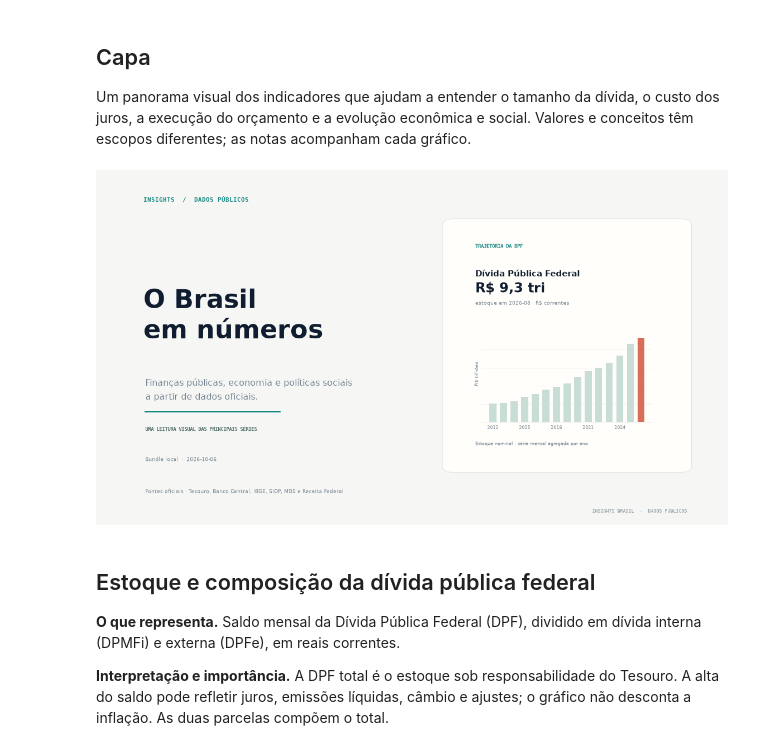
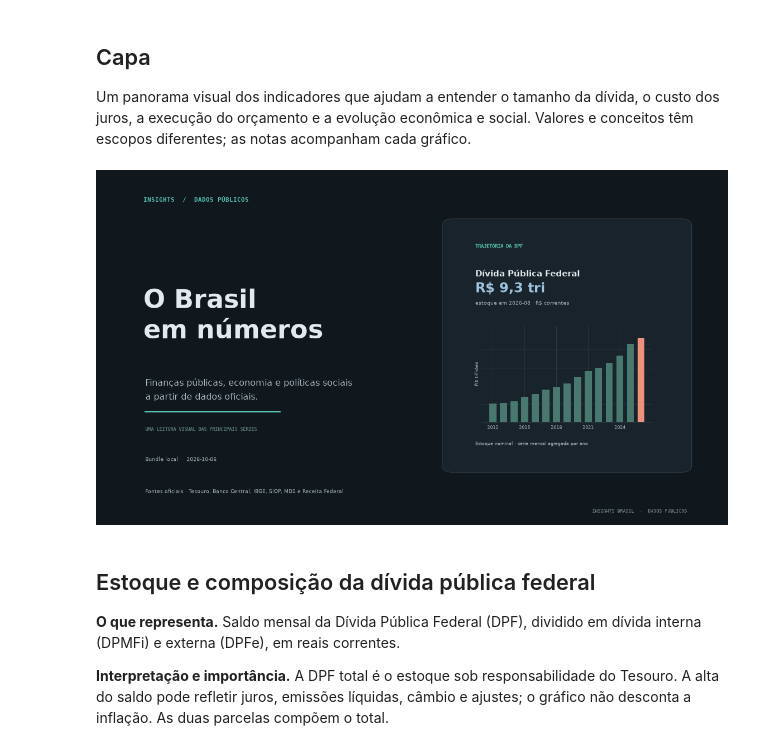
Before and after one commit to certainlyWrong/insights, a Jupyter notebook: notebooks/estudo_graficos_politicas_publicas.ipynb, the cells around one changed output. Drawn from its saved outputs; the diff is of its cells as text; code cells hidden in the pictures.

```diff
--- a/notebooks/estudo_graficos_politicas_publicas.ipynb
+++ b/notebooks/estudo_graficos_politicas_publicas.ipynb
@@ -32,14 +32,15 @@ with gzip.open(ROOT / "web/src/assets/data/dashboard.json.gz", "rt", encoding="u
 
 OUT = ROOT / "artifacts/apresentacao_insights_brasil.pdf"
 OUT.parent.mkdir(parents=True, exist_ok=True)
-BG, PAPER, NAVY = "#f6f7f4", "#fffefa", "#101d30"
-INK, MUTED, GRID = "#203247", "#778694", "#e9eeea"
-TEAL, CORAL, GOLD = "#188984", "#d76e58", "#c89c46"
-BLUE, SLATE, GREEN = "#547a98", "#758694", "#5f8f77"
+BG, PAPER, NAVY = "#10171d", "#18232b", "#9fc4df"
+INK, MUTED, GRID = "#e2eaee", "#a7b4bb", "#2a3741"
+TEAL, CORAL, GOLD = "#58c2b0", "#ef927d", "#e5bd68"
+BLUE, SLATE, GREEN = "#9fc4df", "#aab8c1", "#8bc6a5"
 COLORS = [NAVY, TEAL, CORAL, GOLD, BLUE, GREEN, SLATE]
 plt.rcParams.update({"font.family":"DejaVu Sans", "font.size":9, "text.color":INK,
     "axes.labelcolor":MUTED, "xtick.color":MUTED, "ytick.color":MUTED,
-    "axes.edgecolor":"#dfe5e1", "axes.linewidth":.7, "figure.facecolor":BG,
+    "axes.edgecolor":"#3b4a55", "axes.linewidth":.7, "axes.facecolor":PAPER,
+    "axes.grid":True, "grid.color":GRID, "grid.linewidth":.8, "figure.facecolor":BG,
     "savefig.facecolor":BG})
 PDF = PdfPages(OUT, metadata={"Title":"Brasil em dados — Insights Brasil",
     "Author":"Insights Brasil", "Subject":"Gráficos de dados públicos oficiais"})
@@ -51,7 +52,7 @@ def pct(value, digits=1): return br(value, digits) + "%"
 def tri(bilhoes): return "R$ " + br(bilhoes/1000) + " tri"
 def axis_style(ax, percent=False):
     ax.set_facecolor(PAPER); ax.grid(axis="y", color=GRID, linewidth=.8); ax.set_axisbelow(True)
-    ax.spines[["top","right","left"]].set_visible(False); ax.spines["bottom"].set_color("#dfe5e1")
+    ax.spines[["top","right","left"]].set_visible(False); ax.spines["bottom"].set_color("#3b4a55")
     ax.tick_params(axis="both", labelsize=8, length=0, pad=6)
     if percent: ax.axhline(0, color="#aebbb8", lw=.8, zorder=0)
 def make_page(section, title, what, reading, source, period, chart_top=.61):
@@ -59,13 +60,14 @@ def make_page(section, title, what, reading, source, period, chart_top=.61):
     PAGE += 1
     fig=plt.figure(figsize=(13.333,7.5), facecolor=BG)
     fig.text(.065,.94,section.upper(),color=TEAL,fontsize=8,weight="bold",family="DejaVu Sans Mono",va="top")
-    fig.text(.065,.895,title,color=NAVY,fontsize=22,weight="bold",va="top")
+    fig.text(.065,.895,title,color=INK,fontsize=22,weight="bold",va="top")
     fig.text(.065,.825,"O QUE MOSTRA",color=TEAL,fontsize=7,weight="bold",family="DejaVu Sans Mono",va="top")
     fig.text(.17,.825,what,color=INK,fontsize=8.4,va="top",wrap=True)
     fig.text(.065,.755,"COMO LER",color=CORAL,fontsize=7,weight="bold",family="DejaVu Sans Mono",va="top")
     fig.text(.17,.755,reading,color=INK,fontsize=8.4,va="top",wrap=True)
-    fig.add_artist(plt.Line2D([.065,.935],[.70,.70],transform=fig.transFigure,color="#e1e7e2",lw=.8))
+    fig.add_artist(plt.Line2D([.065,.935],[.70,.70],transform=fig.transFigure,color="#2a3741",lw=.8))
     ax=fig.add_axes([.085,.19,.83,.47 if chart_top <= .62 else .51])
+    ax.set_facecolor(PAPER)
     fig.text(.065,.095,source,color=MUTED,fontsize=7.2,va="bottom")
     fig.text(.065,.067,"PERÍODO  ·  "+str(period),color=MUTED,fontsize=7,family="DejaVu Sans Mono",va="bottom")
     fig.text(.935,.035,f"INSIGHTS BRASIL  ·  {PAGE:02d}",color="#829098",fontsize=7,family="DejaVu Sans Mono",ha="right")
@@ -95,7 +97,7 @@ Um panorama visual dos indicadores que ajudam a entender o tamanho da dívida, o
 # %%
 fig=plt.figure(figsize=(13.333,7.5),facecolor=BG)
 fig.text(.075,.91,"INSIGHTS  /  DADOS PÚBLICOS",color=TEAL,fontsize=9,family="DejaVu Sans Mono",weight="bold")
-fig.text(.075,.68,"O Brasil\nem números",color=NAVY,fontsize=39,weight="bold",linespacing=1.16,va="top")
+fig.text(.075,.68,"O Brasil\nem números",color=INK,fontsize=39,weight="bold",linespacing=1.16,va="top")
 fig.text(.078,.42,"Finanças públicas, economia e políticas sociais\na partir de dados oficiais.",color=MUTED,fontsize=13.5,linespacing=1.6,va="top")
 fig.add_artist(plt.Line2D([.078,.29],[.32,.32],color=TEAL,lw=2.5))
 fig.text(.078,.265,"UMA LEITURA VISUAL DAS PRINCIPAIS SÉRIES",color="#54716e",fontsize=8,family="DejaVu Sans Mono",weight="bold")
@@ -105,40 +107,40 @@ fig.text(.078,.09,"Fontes oficiais · Tesouro, Banco Central, IBGE, SIOP, MDS e
 # Card de dados com uma amostra real da série de estoque da DPF.
 from matplotlib.patches import FancyBboxPatch
 panel=FancyBboxPatch((.56,.16),.37,.69,transform=fig.transFigure,
-    boxstyle="round,pad=.012,rounding_size=.018",facecolor=PAPER,edgecolor="#e2e8e3",linewidth=1)
+    boxstyle="round,pad=.012,rounding_size=.018",facecolor=PAPER,edgecolor="#2e3b44",linewidth=1)
 panel.set_zorder(0)
 fig.add_artist(panel)
 fig.text(.60,.78,"TRAJETÓRIA DA DPF",color=TEAL,fontsize=8,weight="bold",family="DejaVu Sans Mono")
 monthly=D["debt"]["monthly"]
 latest=monthly[-1]
-fig.text(.60,.70,"Dívida Pública Federal",color=NAVY,fontsize=13,weight="bold")
+fig.text(.60,.70,"Dívida Pública Federal",color=INK,fontsize=13,weight="bold")
 fig.text(.60,.655,tri(latest["dpf_bilhoes"]),color=NAVY,fontsize=20,weight="bold")
 fig.text(.60,.62,"estoque em "+latest["data"][:7]+" · R$ correntes",color=MUTED,fontsize=8)
 annual={}
 for row in monthly:
     annual[row["data"][:4]]=row
 plotrows=[r for r in annual.values() if int(r["data"][:4])>=2012]
 ax=fig.add_axes([.61,.29,.27,.27])
 ax.set_zorder(1)
 ax.set_facecolor(PAPER)
 years=[int(r["data"][:4]) for r in plotrows]
 values=[r["dpf_bilhoes"]/1000 for r in plotrows]
-colors=["#c8ddd5"]*(len(values)-1)+[CORAL]
+colors=["#47796f"]*(len(values)-1)+[CORAL]
 ax.bar(years,values,color=colors,width=.66,zorder=3)
 ax.set_ylim(0,max(values)*1.14)
-ax.grid(axis="y",color="#edf0ec",linewidth=.7);ax.set_axisbelow(True)
-ax.spines[["top","right","left"]].set_visible(False);ax.spines["bottom"].set_color("#e2e8e3")
+ax.grid(axis="y",color="#2a3741",linewidth=.7);ax.set_axisbelow(True)
+ax.spines[["top","right","left"]].set_visible(False);ax.spines["bottom"].set_color("#3b4a55")
 ax.tick_params(axis="y",left=False,labelleft=False);ax.tick_params(axis="x",length=0,pad=5,labelsize=7,colors=MUTED)
 step=max(1,len(years)//5);ax.set_xticks(years[::step])
 ax.set_ylabel("R$ trilhões",fontsize=7,color=MUTED,labelpad=4)
 fig.text(.60,.225,"Estoque nominal · série mensal agregada por ano",color=MUTED,fontsize=7)
 fig.text(.935,.035,"INSIGHTS BRASIL  ·  DADOS PÚBLICOS",color="#829098",fontsize=7,family="DejaVu Sans Mono",ha="right")
 PAGE += 1
 PDF.savefig(fig,facecolor=fig.get_facecolor(),transparent=False)
 display(fig)
 plt.close(fig)
 # %% [output]
-[figure, old version]
+[figure, new version]
 # %% [markdown]
 ## Estoque e composição da dívida pública federal
 
```
Also changed, not shown: parts of 26 cells of this notebook, 3 other files.
